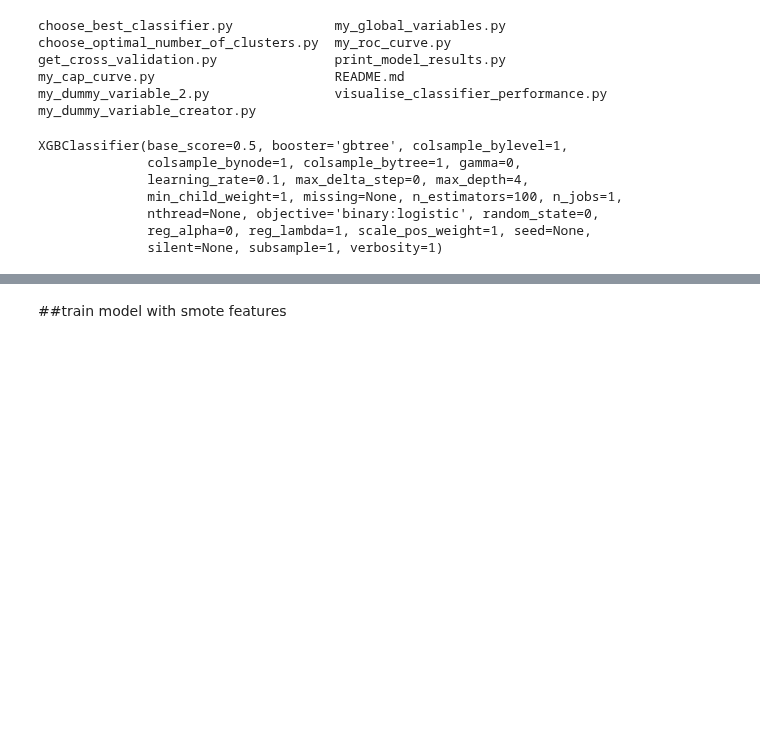
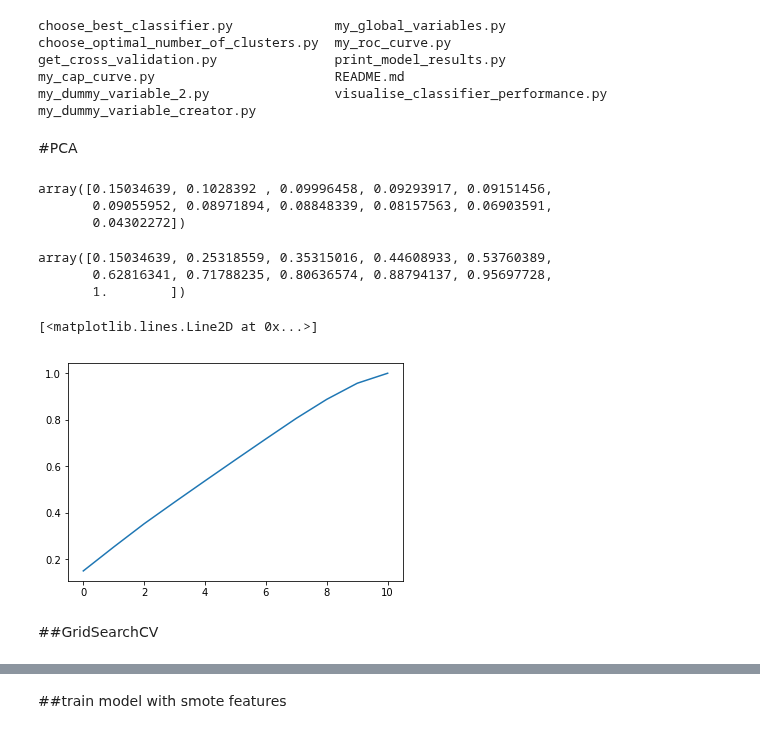
Before and after one commit to noushadkhan01/ML-and-DL-by-SuperDataScience, a Jupyter notebook: Machine-Learning/Part 10 - Model Selection & Boosting/Section 49 - XGBoost/XGBoost_on_Churn_Modelling_Bank_Dataset with SMOTE and ADASYN.ipynb, the cells around one changed output, grey strips where cells are left out. Cells and saved outputs as stored; diff of their text form; code cells hidden in the pictures; blank space fills up the shorter version.

```diff
--- a/Machine-Learning/Part 10 - Model Selection & Boosting/Section 49 - XGBoost/XGBoost_on_Churn_Modelling_Bank_Dataset with SMOTE and ADASYN.ipynb
+++ b/Machine-Learning/Part 10 - Model Selection & Boosting/Section 49 - XGBoost/XGBoost_on_Churn_Modelling_Bank_Dataset with SMOTE and ADASYN.ipynb
@@ -139,3 +163,5 @@ my_global_variables.init()
 # %%
 import warnings
 warnings.filterwarnings('ignore')
+# %% [markdown]
+#PCA
@@ -141,0 +174,21 @@ warnings.filterwarnings('ignore')
+# %%
+variance = pca.explained_variance_ratio_
+variance
+# %% [output]
+array([0.15034639, 0.1028392 , 0.09996458, 0.09293917, 0.09151456,
+       0.09055952, 0.08971894, 0.08848339, 0.08157563, 0.06903591,
+       0.04302272])
+# %%
+cum_variance = np.cumsum(variance)
+cum_variance
+# %% [output]
+array([0.15034639, 0.25318559, 0.35315016, 0.44608933, 0.53760389,
+       0.62816341, 0.71788235, 0.80636574, 0.88794137, 0.95697728,
+       1.        ])
+# %%
+plt.plot(range(len(variance)), cum_variance)
+# %% [output]
+[<matplotlib.lines.Line2D at 0x...>]
+[figure, added]
+# %% [markdown]
+##GridSearchCV
@@ -142,11 +197,2 @@ warnings.filterwarnings('ignore')
 # %%
-classifier = XGBClassifier(max_depth = 4, random_state = 0)
-classifier
+classifier = XGBClassifier(random_state = 0)
-# %% [output]
-XGBClassifier(base_score=0.5, booster='gbtree', colsample_bylevel=1,
-              colsample_bynode=1, colsample_bytree=1, gamma=0,
-              learning_rate=0.1, max_delta_step=0, max_depth=4,
-              min_child_weight=1, missing=None, n_estimators=100, n_jobs=1,
-              nthread=None, objective='binary:logistic', random_state=0,
-              reg_alpha=0, reg_lambda=1, scale_pos_weight=1, seed=None,
-              silent=None, subsample=1, verbosity=1)
```
Also changed, not shown: parts of 33 cells of this notebook.
